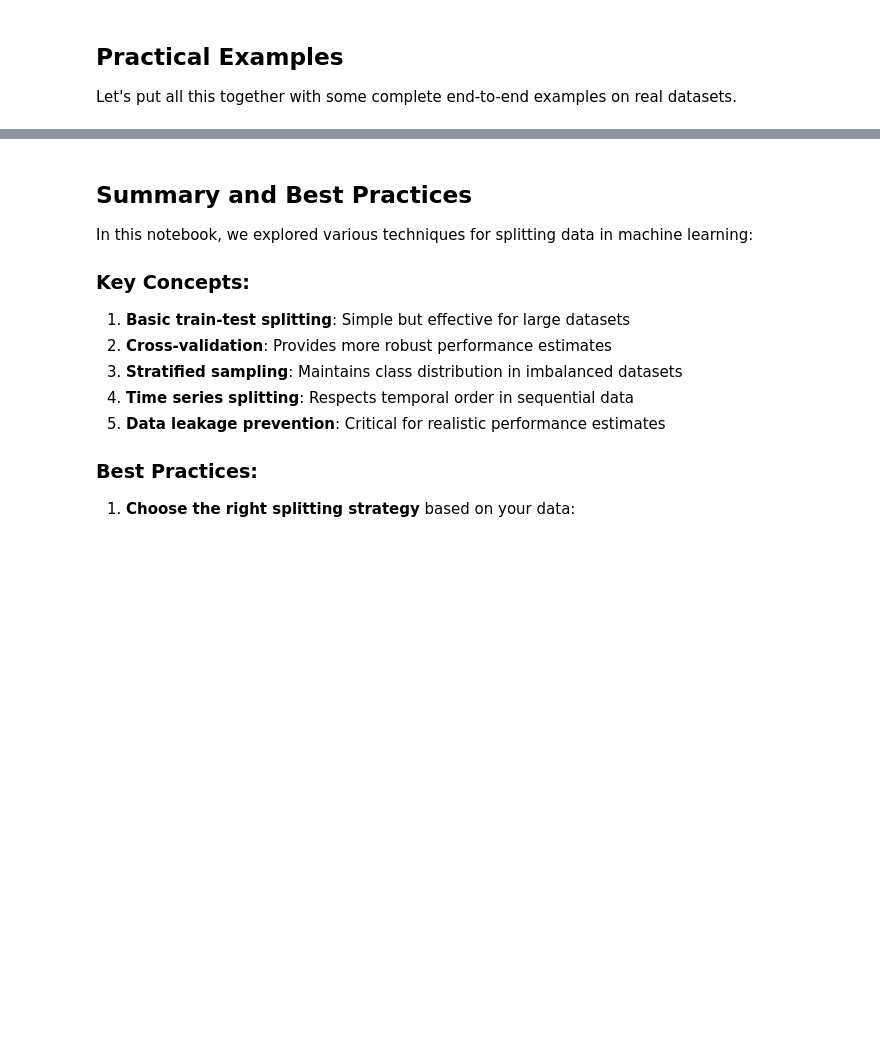
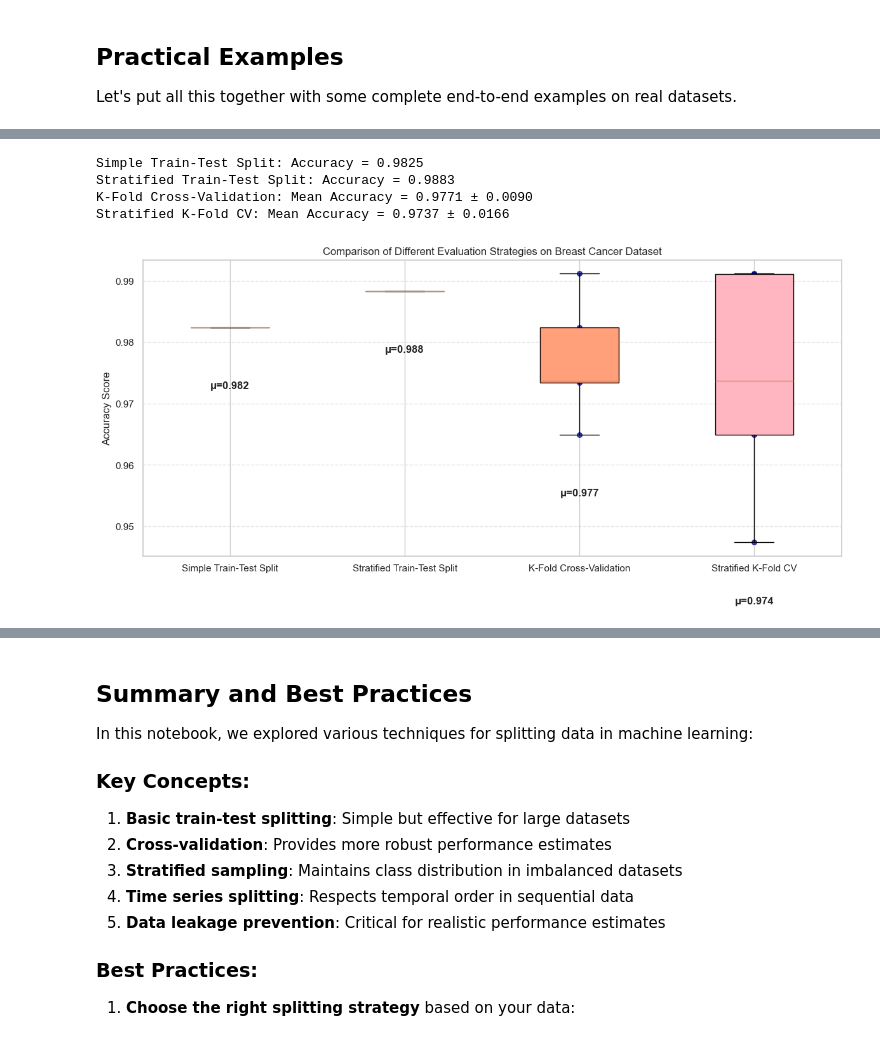
Before and after one commit to pavelklos/ai-ml, a Jupyter notebook: 2-ML/02-01-03.ipynb, the cells around one changed output, grey strips where cells are left out. Saved outputs shown, nothing was run; the diff lists cells and outputs as text; code cells hidden in the pictures; blank space fills up the shorter version.

```diff
--- a/2-ML/02-01-03.ipynb
+++ b/2-ML/02-01-03.ipynb
@@ -917,0 +1433,78 @@ plt.show()
+# %%
+# Example 1: Classification problem (Breast Cancer)
+# We'll compare different splitting strategies on a real world dataset
+
+# Load the dataset
+breast_cancer = load_breast_cancer()
+X, y = breast_cancer.data, breast_cancer.target
+
+# Create our model pipeline
+model_pipeline = Pipeline([
+    ('scaler', StandardScaler()),
+    ('classifier', LogisticRegression(max_iter=1000))
+])
+
+# Define our evaluation strategies
+cv_strategies = {
+    'Simple Train-Test Split': lambda: train_test_split(X, y, test_size=0.3, random_state=42),
+    'Stratified Train-Test Split': lambda: train_test_split(X, y, test_size=0.3, random_state=42, stratify=y),
+    'K-Fold Cross-Validation': KFold(n_splits=5, shuffle=True, random_state=42),
+    'Stratified K-Fold CV': StratifiedKFold(n_splits=5, shuffle=True, random_state=42),
+}
+
+# Function to evaluate with simple train-test splits
+def evaluate_split(split_func, model):
+    X_train, X_test, y_train, y_test = split_func()
+    model.fit(X_train, y_train)
+    y_pred = model.predict(X_test)
+    return accuracy_score(y_test, y_pred)
+
+# Results dictionary
+results = {}
+
+# Evaluate train-test splits
+for name, split_func in list(cv_strategies.items())[:2]:
+    accuracy = evaluate_split(split_func, model_pipeline)
+    results[name] = [accuracy]  # Wrap in list for consistency with CV results
+    print(f"{name}: Accuracy = {accuracy:.4f}")
+
+# Evaluate cross-validation strategies
+for name, cv in list(cv_strategies.items())[2:]:
+    scores = cross_val_score(model_pipeline, X, y, cv=cv, scoring='accuracy')
+    results[name] = scores
+    print(f"{name}: Mean Accuracy = {np.mean(scores):.4f} ± {np.std(scores):.4f}")
+
+# Visualize results
+plt.figure(figsize=(12, 6))
+data = [results[name] for name in cv_strategies.keys()]
+# Updated to use tick_labels instead of labels
+box = plt.boxplot(data, patch_artist=True, tick_labels=list(cv_strategies.keys()))
+
+# Color the boxes
+colors = ['lightblue', 'lightgreen', 'lightsalmon', 'lightpink']
+for patch, color in zip(box['boxes'], colors):
+    patch.set_facecolor(color)
+
+# Add individual points where applicable
+for i, name in enumerate(cv_strategies.keys()):
+    x_pos = i + 1
+    if len(results[name]) > 1:  # Only for CV strategies with multiple scores
+        plt.scatter([x_pos] * len(results[name]), results[name],
+                    alpha=0.7, s=30, color='darkblue')
+
+    # Show mean for all
+    plt.text(x_pos, min(results[name])-0.01,
+             f"μ={np.mean(results[name]):.3f}",
+             ha='center', fontweight='bold')
+
+plt.title('Comparison of Different Evaluation Strategies on Breast Cancer Dataset')
+plt.ylabel('Accuracy Score')
+plt.grid(axis='y', linestyle='--', alpha=0.5)
+plt.tight_layout()
+plt.show()
+# %% [output]
+Simple Train-Test Split: Accuracy = 0.9825
+Stratified Train-Test Split: Accuracy = 0.9883
+K-Fold Cross-Validation: Mean Accuracy = 0.9771 ± 0.0090
+Stratified K-Fold CV: Mean Accuracy = 0.9737 ± 0.0166
+[figure, added]
```
Also changed, not shown: parts of 31 cells of this notebook.
